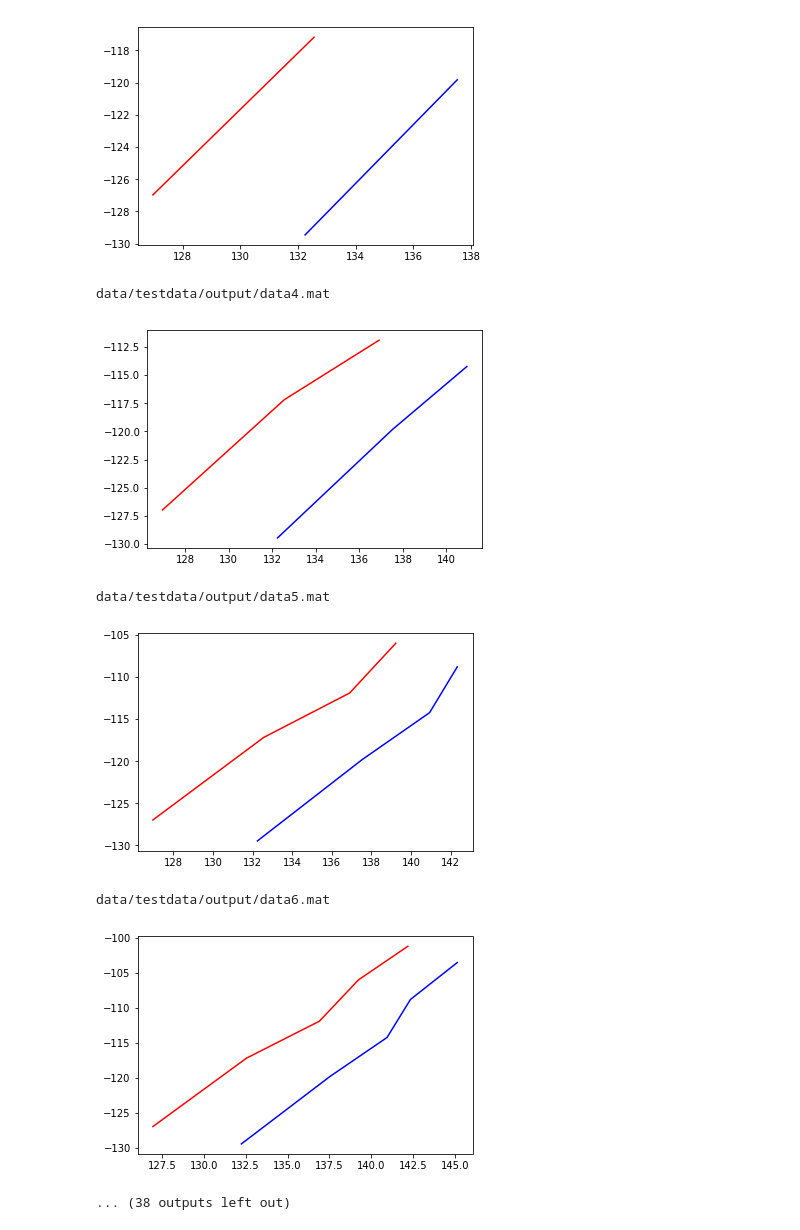
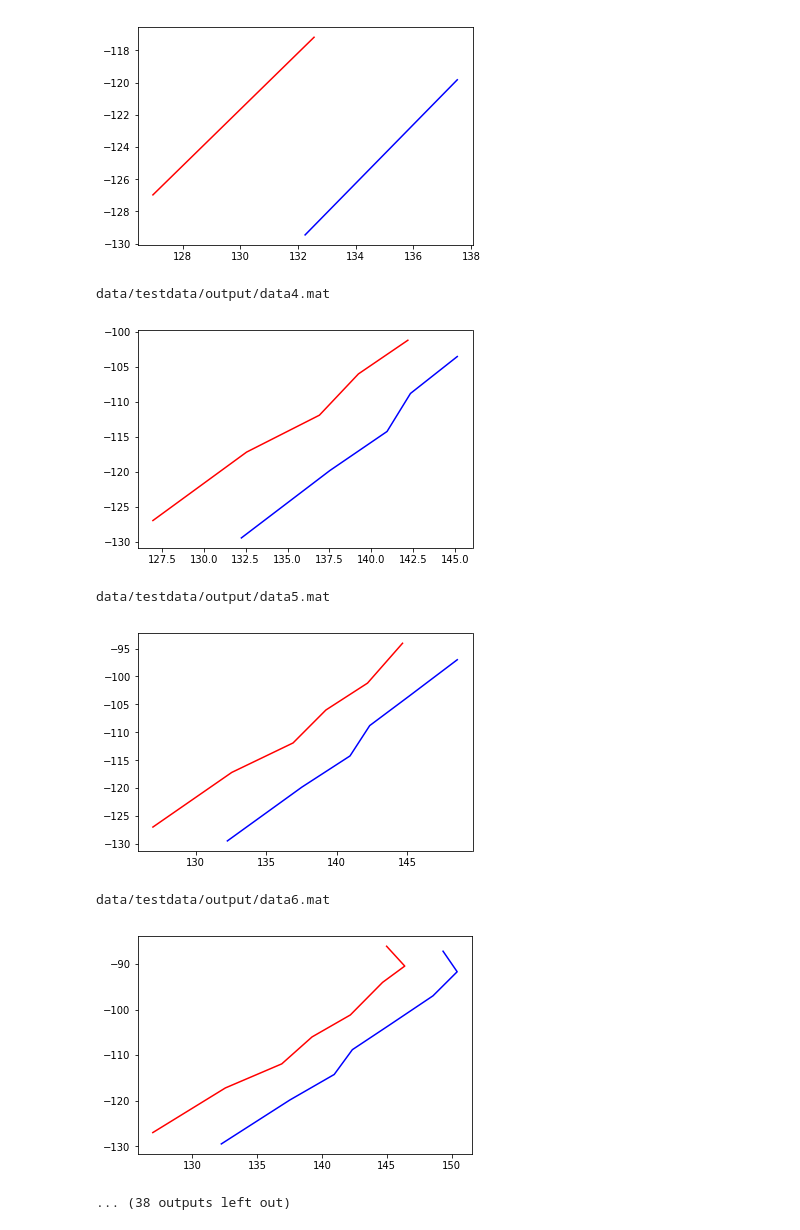
Before and after one commit to DongzhenHuangfu/track-recognition, a Jupyter notebook: code/track_recognition.ipynb, the cells around one changed output. Saved outputs shown, nothing was run; the diff lists cells and outputs as text; code cells hidden in the pictures.

Commit message:
solve the bug of adding, updating and delecting the cones

```diff
--- a/code/track_recognition.ipynb
+++ b/code/track_recognition.ipynb
@@ -56,6 +56,7 @@ def numerical(str):
 
 def distance_between(new,old):
     return sqrt((new[0]-old[0])**2 + (new[1]-old[1])**2)
+
 # sort from the distance between the cones and the cars, or select the first cones with the line
 # plan: plane[0]: distance between the origin and the line
 #       plane[1]: winkel
@@ -134,9 +135,8 @@ def sort_dis_def(measurements,toler):
     for f in range(len(measurements)):
         sorte.append([])
         for i in range(len(measurements[f])):
-            a = sqrt((measurements[f][i][0]-measurements[f][0][0])**2 + (measurements[f][i][1]-measurements[f][0][1])**2)
+            a = distance_between(measurements[f][i],measurements[f][0])
             sorte[f].append([a,measurements[f][i]])
-
 # sort the cones
     for i in range(len(sorte)):
         a = sorte[i]
@@ -144,14 +144,16 @@ def sort_dis_def(measurements,toler):
         sorte[i] = a
 
 # creat the return
-    nobroken = True
     for f in range(len(sorte)):
+        nobroken = True
         ret.append([])
+        if len(sorte[f]) == 1:
+            continue
         for i in range(len(sorte[f])-1):
-            ret[f].append(sorte[f][i][1])
-            if sqrt((sorte[f][i][1][0]-sorte[f][i+1][1][0])**2 + (sorte[f][i][1][1]-sorte[f][i+1][1][1])**2):
+            if sqrt((sorte[f][i][1][0]-sorte[f][i+1][1][0])**2 + (sorte[f][i][1][1]-sorte[f][i+1][1][1])**2) > toler:
                 break
                 nobroken = False
+            ret[f].append(sorte[f][i][1])
         if nobroken:
             ret[f].append(sorte[f][i+1][1])
 
@@ -237,6 +239,8 @@ def track_rec(data,measurements,position,notfind,toler):
         left = [left1] + left
         right = [right1] + right
         [left,right] = sort_dis_def([left,right], toler)
+        xx,left = seperate(1,left)
+        xx,right = seperate(1,right)
         measurements[0] = measurements[0] + left
         measurements[1] = measurements[1] + right
 
@@ -249,10 +253,11 @@ def sta(oldcones,newcones,toler):
     check = newcones
     # add new cones or update the position
     for i in range(len(newcones)):
+        add = []
         for j in range(len(newcones[i])):
             have = False
             for n in range(len(ret[i])):
-                if newcones[i][j][2] == ret[i][n][2]:
+                if newcones[i][j][2] == ret[i][n][2] and distance_between(newcones[i][j],ret[i][n]) > 0:
                     change = True
                     if n > 0 and distance_between(newcones[i][j],ret[i][n-1]) > toler:
                         change = False
@@ -260,12 +265,15 @@ def sta(oldcones,newcones,toler):
                         change = False
                     if change:
                         ret[i][n] = newcones[i][j]
+                if newcones[i][j][2] == ret[i][n][2]:
                     have = True
                     break
             if have:
                 continue
             else:
-                ret[i] = addnew(ret[i],newcones[i][j],toler)
+                add.append(j)
+        for a in range(len(add)):
+            ret[i] = addnew(ret[i],newcones[i][add[a]],toler)
 
     # delect the cones that not in newcones
     for i in range(len(ret)):
@@ -274,7 +282,6 @@ def sta(oldcones,newcones,toler):
             have = False
             for n in range(len(check[i])):
                 if ret[i][j][2] == check[i][n][2]:
-                    ret[i][j] = check[i][n]
                     have = True
                     break
             if have:
@@ -286,7 +293,6 @@ def sta(oldcones,newcones,toler):
                 if kick:
                     delect.append(j)
         if delect:
-            print(delect)
             for d in range(len(delect)):
                 del ret[i][delect[d]-d]
 
@@ -295,33 +301,46 @@ def sta(oldcones,newcones,toler):
 # the function that can add new cones into the old one and rerange it
 
 def addnew(old,cone,toler):
-    ret = old
+    ret = copy.deepcopy(old)
     distance = []
-
     # find the nearst cone
     for i in range(len(old)):
-        distance.append([sqrt((old[i][0]-cone[0])**2 + (old[i][1]-cone[1])**2),i])
+        distance.append([distance_between(cone,old[i]), i])
 
     distance.sort()
     index = distance[0][1]
 
-    if index == 0 and sqrt((ret[1][0]-cone[0])**2 + (ret[1][1]-cone[1])**2) <= toler:
+    if index == 0 and distance_between(cone,ret[1]) < toler:
         rerange = [ret[0],ret[1],cone]
-        rerange = sort_dis_def([rerange])
-        for j in range(len(ret)-3):
-            ret[len(ret)-j-1] = ret[len(ret)-j-2]
-        for n in range(len(rerange)):
-            ret[index-1+n] = rerange[n]
-    elif  sqrt((ret[index-1][0]-cone[0])**2 + (ret[index-1][1]-cone[1])**2) <= toler\
-            and sqrt((ret[index+1][0]-cone[0])**2 + (ret[index+1][1]-cone[1])**2) <= toler:
+        rerange = sort_dis_def([rerange],toler)[0]
+        if len(rerange) == 3:
+            ret.append([])
+            for j in range(len(ret)-3):
+                ret[len(ret)-j-1] = ret[len(ret)-j-2]
+            for n in range(len(rerange)):
+                ret[n] = rerange[n]
+        #print(ret,1)
+
+    elif index == len(old)-1 and distance_between(cone,ret[index-1]) < toler:
+        rerange = [ret[index],ret[index-1],cone]
+        rerange = sort_dis_def([rerange],toler)[0]
+        if len(rerange) == 3:
+            ret.append([])
+            for n in range(3):
+                ret[index-1+n] = rerange[n]
+        #print(ret,2)
+
+    elif  distance_between(cone,ret[index-1]) < toler and distance_between(cone,ret[index+1]) < toler:
         rerange = [ret[index-1],ret[index],ret[index+1],cone]
-        rerange = sort_dis_def([rerange])
-        rerange = rerange[0]
-        for j in range(len(ret)-index-3):
-            ret[len(ret)-j-1] = ret[len(ret)-j-2]
-        for n in range(len(rerange)):
-            ret[index-1+n] = rerange[n]
-
+        rerange = sort_dis_def([rerange],toler)[0]
+        #print(rerange)
+        if len(rerange) == 4:
+            ret.append([])
+            for j in range(len(ret)-index-3):
+                ret[index+j+3] = ret[index+j+2]
+            for n in range(len(rerange)):
+                ret[index-1+n] = rerange[n]
+        #print(ret,3)
     return ret
 
 #############################################################################################################################
@@ -330,35 +349,35 @@ def addnew(old,cone,toler):
 files = os.listdir('data/testdata/output')
 files = sorted(files,key=lambda s: numerical(s)) # read the data in the order of name
 
 def publish():
     measurements = []
     position = []
     readlist = []
     notfind = True
     for file in files:
         if '.mat' in file and file not in readlist:
             data = getdata('data/testdata/output/'+file)
             data = list(data)
             readlist.append(file)
             if 'sta' in file:
                 data.append('sta')
             else:
                 data.append('dyn')
             measurements,position,notfind = track_rec(data,measurements,position,notfind,10)
             showtrack(measurements)
 
 publish()
 # %% [output]
 data/testdata/output/data1.mat
 [figure]
 data/testdata/output/data2.mat
 [figure]
 data/testdata/output/data3.mat
 [figure]
 data/testdata/output/data4.mat
-[figure, old version]
+[figure, new version]
 data/testdata/output/data5.mat
-[figure, old version]
+[figure, new version]
 data/testdata/output/data6.mat
-[figure, old version]
+[figure, new version]
 ... (38 outputs left out)
```
Also changed, not shown: parts of 1 cell of this notebook.
